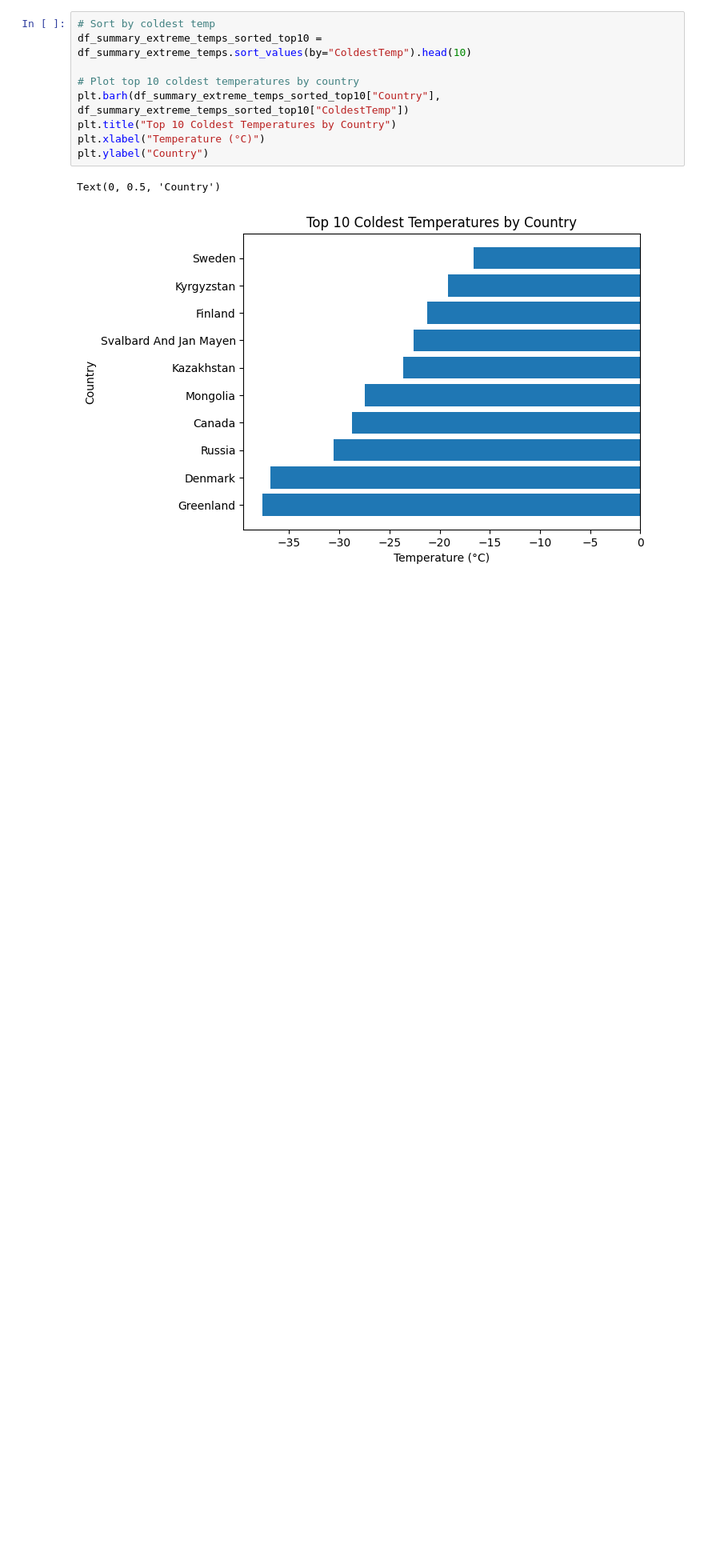
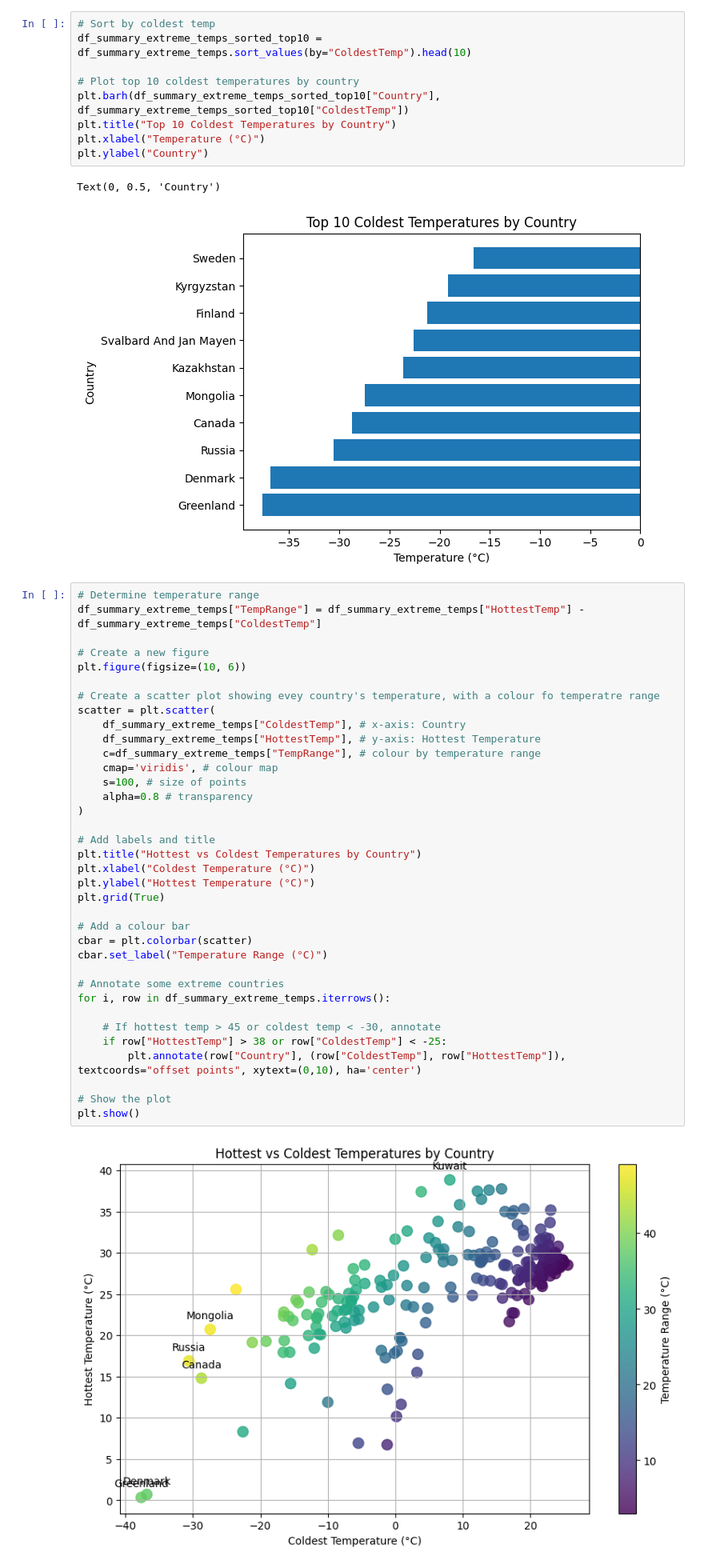
Before and after one commit to AbiPatti/GlobalTemperatureAnalysis, a Jupyter notebook: notebooks/02_visualization.ipynb, the cells around one changed output. Shown at 80% size. Drawn from its saved outputs; the diff is of its cells as text; blank space fills up the shorter version.

Commit message:
Added hottest vs coldest temp by country scatterplot

```diff
--- a/notebooks/02_visualization.ipynb
+++ b/notebooks/02_visualization.ipynb
@@ -55,3 +55,41 @@ plt.ylabel("Country")
 # %% [output]
 Text(0, 0.5, 'Country')
 [figure]
+# %%
+# Determine temperature range
+df_summary_extreme_temps["TempRange"] = df_summary_extreme_temps["HottestTemp"] - df_summary_extreme_temps["ColdestTemp"]
+
+# Create a new figure
+plt.figure(figsize=(10, 6))
+
+# Create a scatter plot showing evey country's temperature, with a colour fo temperatre range
+scatter = plt.scatter(
+    df_summary_extreme_temps["ColdestTemp"], # x-axis: Country
+    df_summary_extreme_temps["HottestTemp"], # y-axis: Hottest Temperature
+    c=df_summary_extreme_temps["TempRange"], # colour by temperature range
+    cmap='viridis', # colour map
+    s=100, # size of points
+    alpha=0.8 # transparency
+)
+
+# Add labels and title
+plt.title("Hottest vs Coldest Temperatures by Country")
+plt.xlabel("Coldest Temperature (°C)")
+plt.ylabel("Hottest Temperature (°C)")
+plt.grid(True)
+
+# Add a colour bar
+cbar = plt.colorbar(scatter)
+cbar.set_label("Temperature Range (°C)")
+
+# Annotate some extreme countries
+for i, row in df_summary_extreme_temps.iterrows():
+
+    # If hottest temp > 45 or coldest temp < -30, annotate
+    if row["HottestTemp"] > 38 or row["ColdestTemp"] < -25:
+        plt.annotate(row["Country"], (row["ColdestTemp"], row["HottestTemp"]), textcoords="offset points", xytext=(0,10), ha='center')
+
+# Show the plot
+plt.show()
+# %% [output]
+[figure, added]
```
Also changed, not shown: parts of 1 cell of this notebook.
